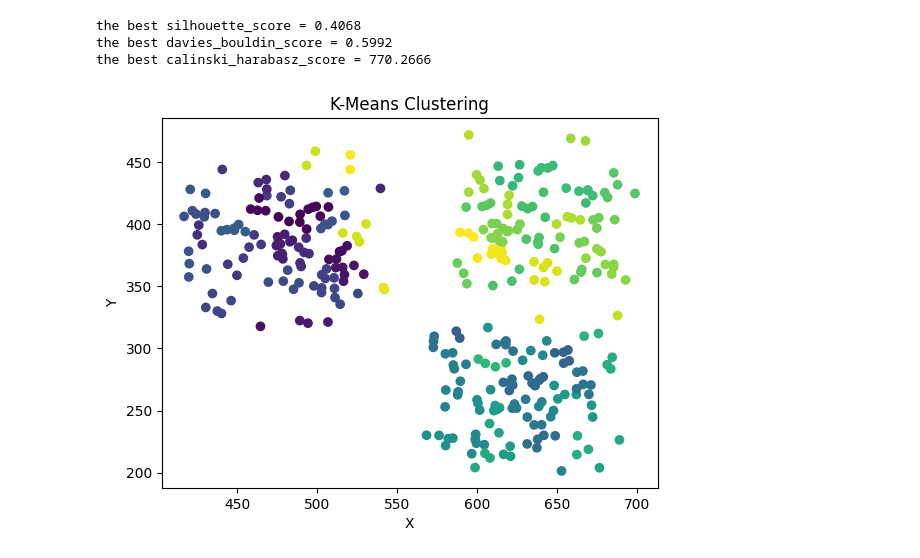
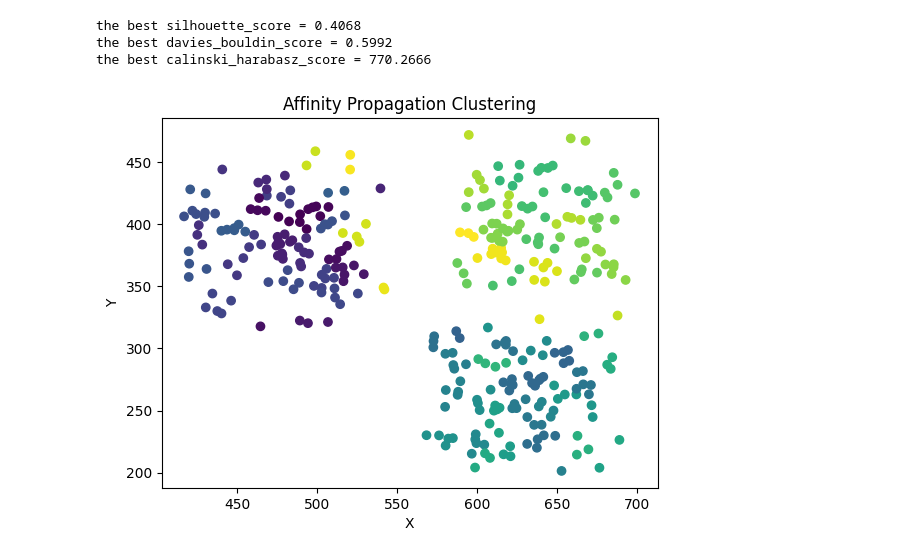
Before and after one commit to AIdjis/Clustering, a Jupyter notebook: notebooks/Affinity_Propagation.ipynb, the cells around one changed output. Drawn from its saved outputs; the diff is of its cells as text; code cells hidden in the pictures.

Commit message:
📝 Update the affinity propagation clustering algorithm output

```diff
--- a/notebooks/Affinity_Propagation.ipynb
+++ b/notebooks/Affinity_Propagation.ipynb
@@ -75,10 +75,10 @@ the best calinski_harabasz_score = 770.2666
 # %%
 # plot the cluster
 
 plt.scatter(data['X'],data['Y'],c=cluster.labels_)
-plt.title('K-Means Clustering')
+plt.title('Affinity Propagation Clustering')
 plt.ylabel('Y')
 plt.xlabel('X')
 plt.show()
 # %% [output]
-[figure, old version]
+[figure, new version]
```
